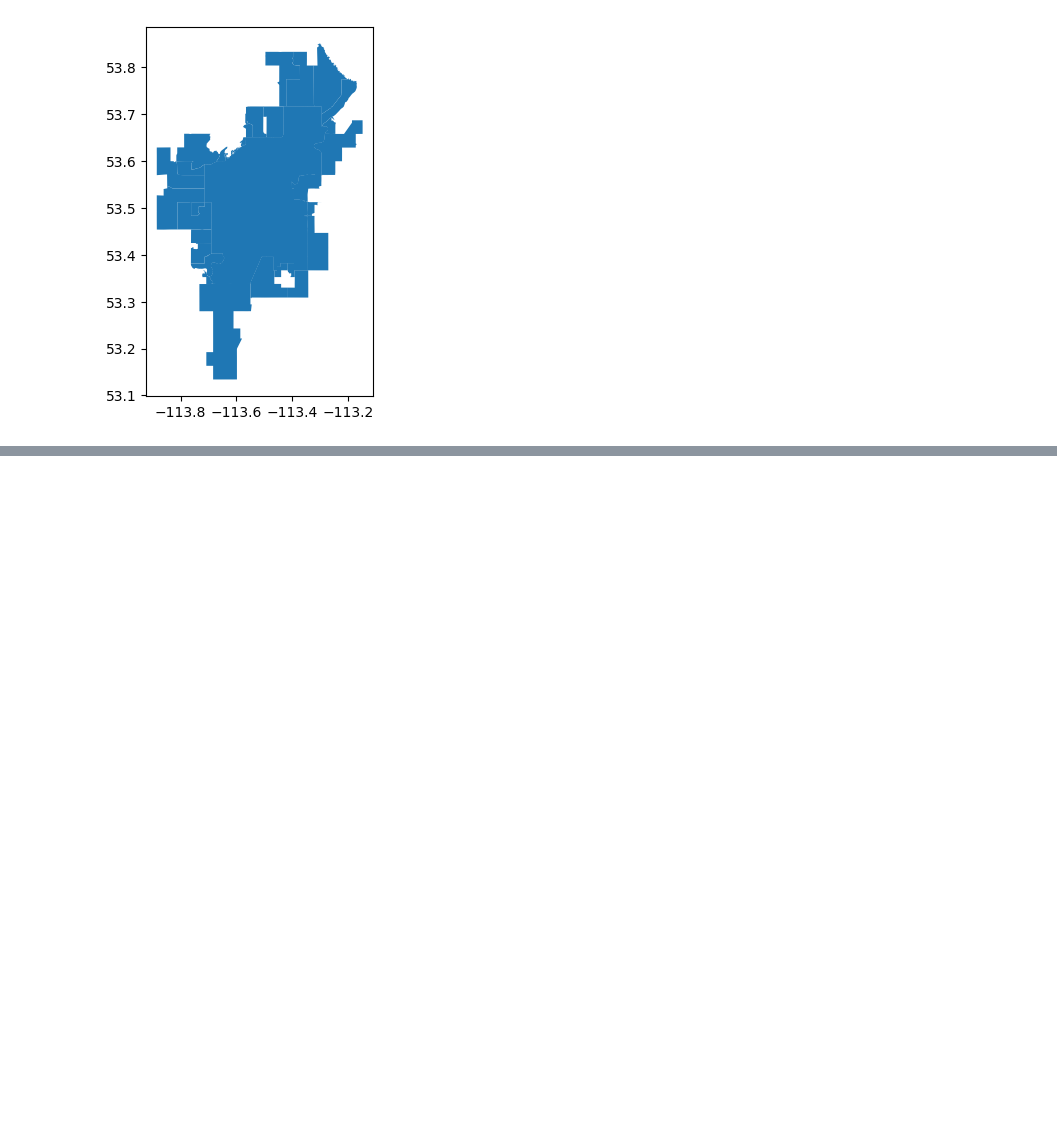
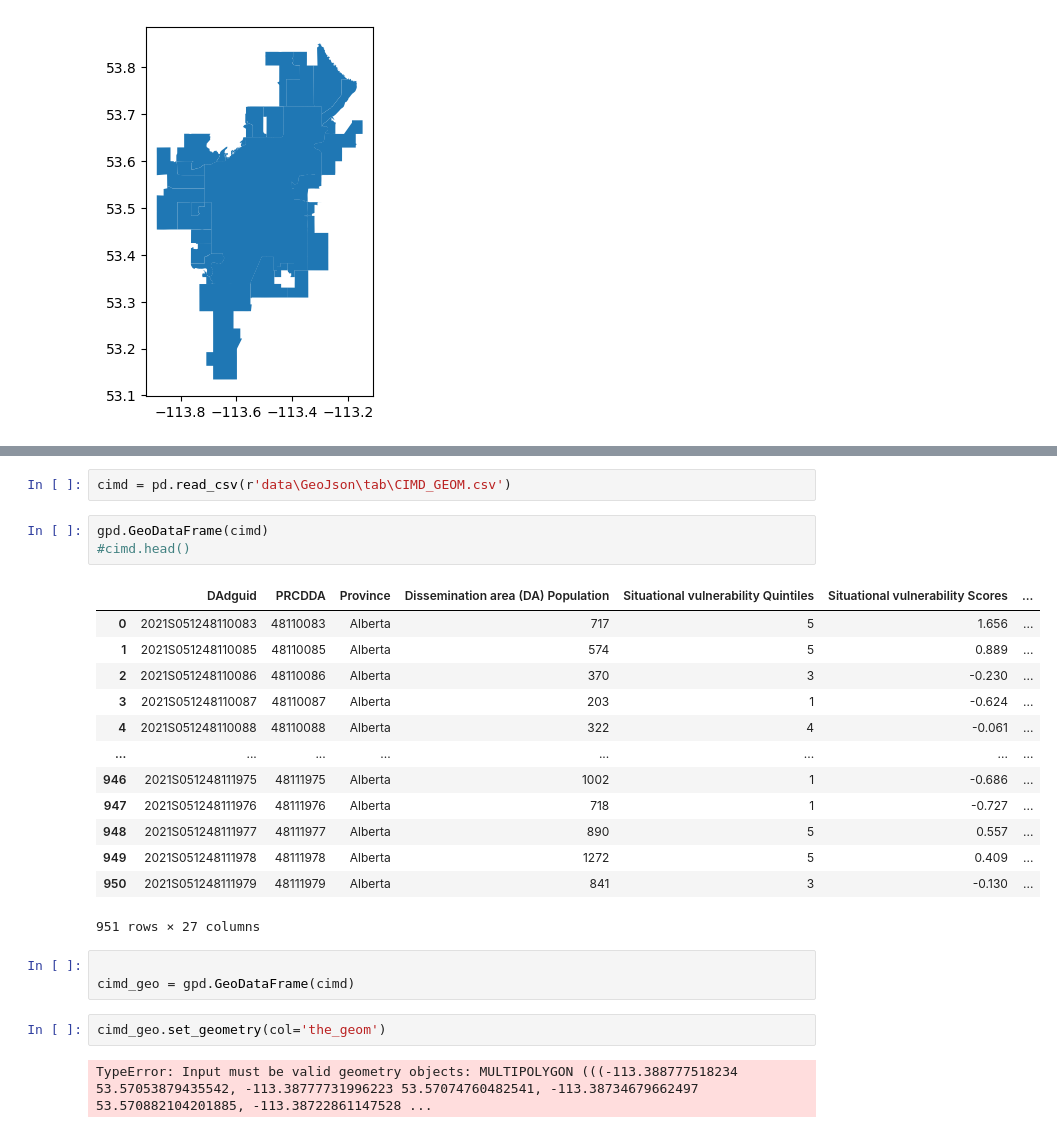
Before and after one commit to Jeff-Barlow-Spady/spatial_stats_py, a Jupyter notebook: my_version.ipynb, the cells around one changed output, grey strips where cells are left out. Cells and saved outputs as stored; diff of their text form; blank space fills up the shorter version.

```diff
--- a/my_version.ipynb
+++ b/my_version.ipynb
@@ -170,0 +188,26 @@ map.plot()
+# %%
+cimd = pd.read_csv(r'data\GeoJson\tab\CIMD_GEOM.csv')
+# %%
+gpd.GeoDataFrame(cimd)
+#cimd.head()
+# %% [output]
+|  | DAdguid | PRCDDA | Province | Dissemination area (DA) Population | Situational vulnerability Quintiles | Situational vulnerability Scores | ... |
+| 0 | 2021S051248110083 | 48110083 | Alberta | 717 | 5 | 1.656 | ... |
+| 1 | 2021S051248110085 | 48110085 | Alberta | 574 | 5 | 0.889 | ... |
+| 2 | 2021S051248110086 | 48110086 | Alberta | 370 | 3 | -0.230 | ... |
+| 3 | 2021S051248110087 | 48110087 | Alberta | 203 | 1 | -0.624 | ... |
+| 4 | 2021S051248110088 | 48110088 | Alberta | 322 | 4 | -0.061 | ... |
+| ... | ... | ... | ... | ... | ... | ... | ... |
+| 946 | 2021S051248111975 | 48111975 | Alberta | 1002 | 1 | -0.686 | ... |
+| 947 | 2021S051248111976 | 48111976 | Alberta | 718 | 1 | -0.727 | ... |
+| 948 | 2021S051248111977 | 48111977 | Alberta | 890 | 5 | 0.557 | ... |
+| 949 | 2021S051248111978 | 48111978 | Alberta | 1272 | 5 | 0.409 | ... |
+| 950 | 2021S051248111979 | 48111979 | Alberta | 841 | 3 | -0.130 | ... |
+951 rows × 27 columns
+# %%
+
+cimd_geo = gpd.GeoDataFrame(cimd)
+# %%
+cimd_geo.set_geometry(col='the_geom')
+# %% [output]
+TypeError: Input must be valid geometry objects: MULTIPOLYGON (((-113.388777518234 53.57053879435542, -113.38777731996223 53.57074760482541, -113.38734679662497 53.570882104201885, -113.38722861147528 ...
```
Also changed, not shown: parts of 44 cells of this notebook, 5 other files.
